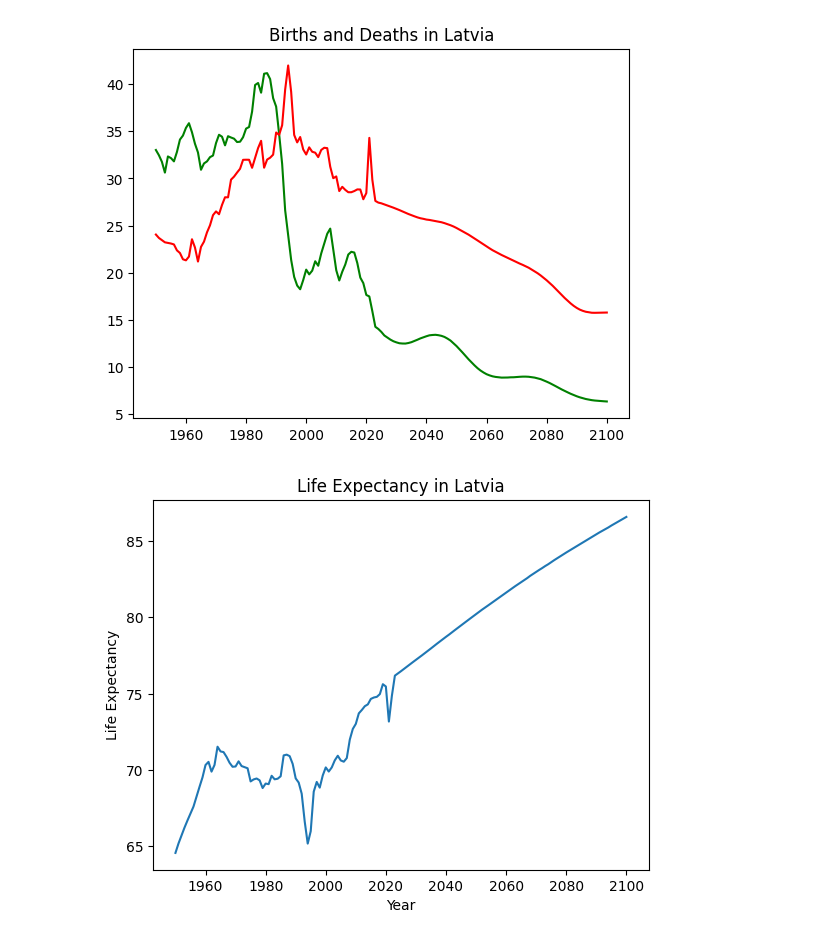
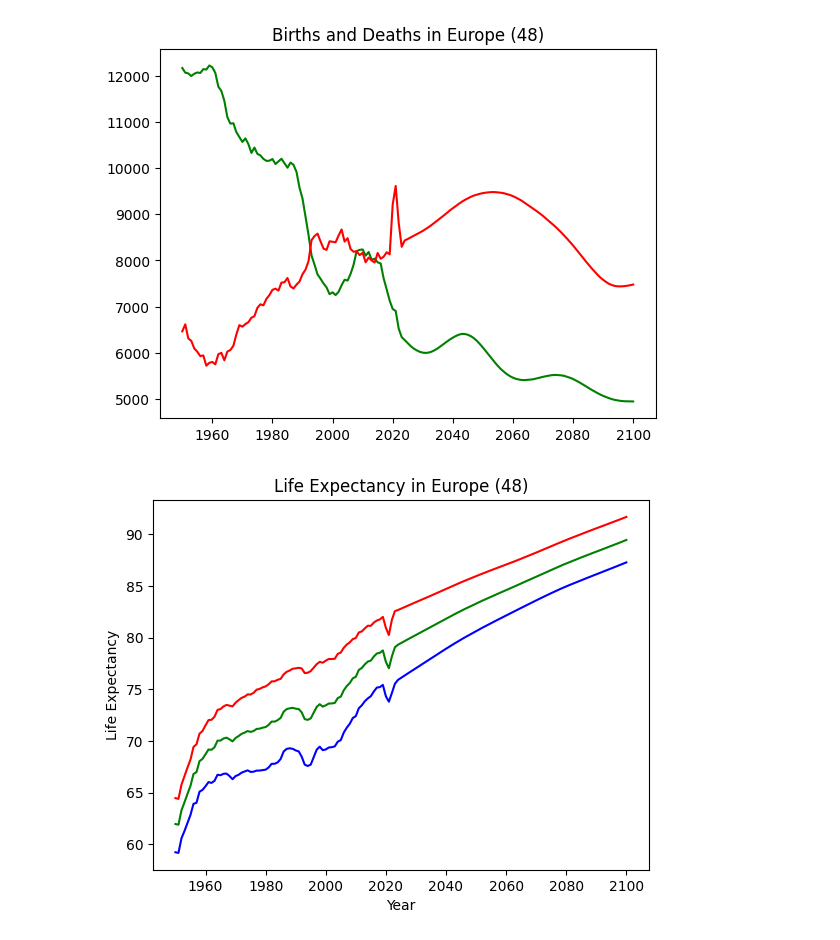
Before and after one commit to Y1-Bit/Population-Insights, a Jupyter notebook: notebooks/population_analysis.ipynb, the cells around one changed output. Cells and saved outputs as stored; diff of their text form; code cells hidden in the pictures.

Commit message:
LEx for male, female and total

```diff
--- a/notebooks/population_analysis.ipynb
+++ b/notebooks/population_analysis.ipynb
@@ -5,8 +5,7 @@ import pandas as pd
 import matplotlib.pyplot as plt
 # %%
 df = pd.read_csv('../data/WPP2024_Demographic_Indicators_Medium.csv', low_memory=False)
-# location = 'BRICS'
-location = 'Latvia'
+location = 'Europe (48)'
 df_by_location = df[df['Location'] == location]
 # %%
 population = df_by_location[['Time', 'TPopulation1Jan']]
@@ -37,14 +36,19 @@ plt.plot(births['Time'], births['Births'], color='green')
 plt.plot(deaths['Time'], deaths['Deaths'], color='red')
 plt.show()
 # %% [output]
-[figure, old version]
+[figure, new version]
 # %%
-lex = df_by_location[['Time', 'LEx']]
+lex_total = df_by_location[['Time', 'LEx']]
+lex_male = df_by_location[['Time', 'LExMale']]
+lex_female = df_by_location[['Time', 'LExFemale']]
+
 
 plt.title('Life Expectancy in ' + location)
-plt.plot(lex['Time'], lex['LEx'])
+plt.plot(lex_total['Time'], lex_total['LEx'], color='green')
+plt.plot(lex_male['Time'], lex_male['LExMale'], color='blue')
+plt.plot(lex_female['Time'], lex_female['LExFemale'], color='red')
 plt.xlabel('Year')
 plt.ylabel('Life Expectancy')
 plt.show()
 # %% [output]
-[figure, old version]
+[figure, new version]
```
Also changed, not shown: parts of 2 cells of this notebook.
